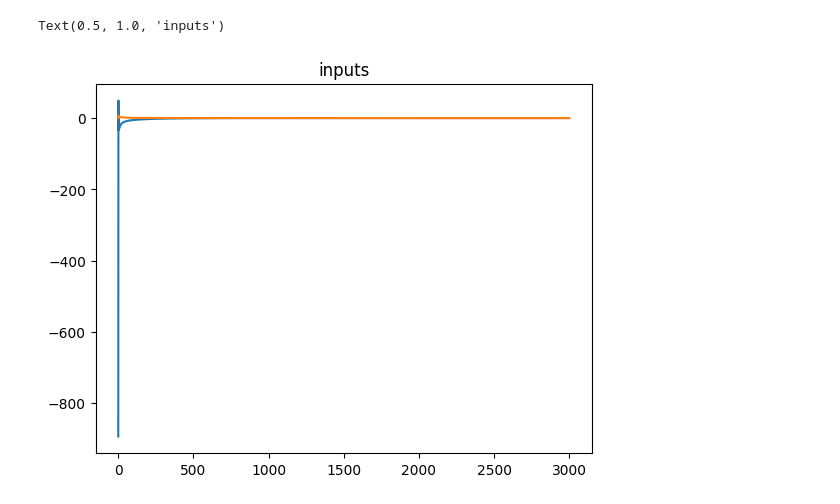
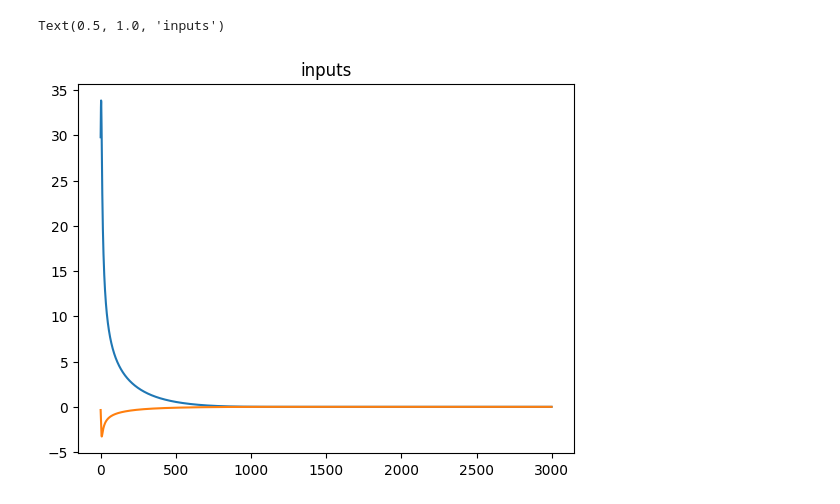
Before and after one commit to therealjtgill/clf-qp-dubins, a Jupyter notebook: clf-cbf-dubin.ipynb, the cells around one changed output. Saved outputs shown, nothing was run; the diff lists cells and outputs as text; code cells hidden in the pictures.

```diff
--- a/clf-cbf-dubin.ipynb
+++ b/clf-cbf-dubin.ipynb
@@ -86,7 +71,7 @@ def control_dubins(z: np.ndarray, z_target: np.ndarray, A: np.ndarray, gamma: fl
     '''
     error = (z - z_target)
     inner_val = np.dot(np.transpose(G_dubins(z)) @ A, error)
-    if V_dubins(z, z_target, A) <= 0.0:
-        return 0.0
+    # if V_dot_dubins(z, z_target, A) <= 0.0:
+    #     return 0.0
 
     return -gamma * V_dubins(z, z_target, A) * inner_val / (1/p + np.dot(inner_val, inner_val))
@@ -111,16 +88,21 @@ def slack_dubins(z : np.ndarray, z_target: np.ndarray, A: np.ndarray, gamma: flo
     return gamma * V_dubins(z, z_target, A) / (1 + p * np.dot(inner_val, inner_val))
 # %%
-gamma = 1.0
-p = 100.0
-dt = 0.01
-states = []
-slacks = []
-z_init = np.array([-10, 10, np.pi/4])
-states.append(z_init)
-A = np.array([[10, 0.0, 1.0], [0.0, 10.0, 1], [1., 1., 0.0]])
-z_target = np.zeros(3)
-f = make_regulated_dubins(z_target, A, gamma, p)
-for i in range(3000):
-    z = rk4(states[-1], 0.0, dt, f)
-    slacks.append(slack_dubins(states[-1], np.zeros(3), A, 2.0, 1000.))
-    states.append(z)
+def run_experiment(z_init: np.ndarray):
+    gamma = 0.1
+    p = 100.0
+    dt = 0.01
+    states = []
+    inputs = []
+    slacks = []
+    states.append(z_init)
+    A = np.array([[10, 0.0, 0.1], [0.0, 10.0, 0.1], [0.1, 0.1, 0.1]])
+    z_target = np.zeros(3)
+    f = make_regulated_dubins(z_target, A, gamma, p)
+    for i in range(3000):
+        z = rk4(states[-1], 0.0, dt, f)
+        inputs.append(control_dubins(states[-1], z_target, A, gamma, p))
+        slacks.append(slack_dubins(states[-1], np.zeros(3), A, 2.0, 1000.))
+        states.append(z)
+        if (np.linalg.norm(z_init[0:2] - z_target[0:2]) < 0.001):
+            break
+    return states, inputs, slacks
@@ -142,10 +166,10 @@ Text(0.5, 1.0, 'trajectory')
 # %%
 inputs = [control_dubins(z, z_target, A, gamma, p) for z in states]
-plt.plot(inputs)
+plt.plot(inputs[1:])
 plt.title("inputs")
 # %% [output]
 Text(0.5, 1.0, 'inputs')
-[figure, old version]
+[figure, new version]
 # %%
 plt.plot(slacks)
 plt.title("slacks")
```
Also changed, not shown: parts of 12 cells of this notebook, 1 other file.
